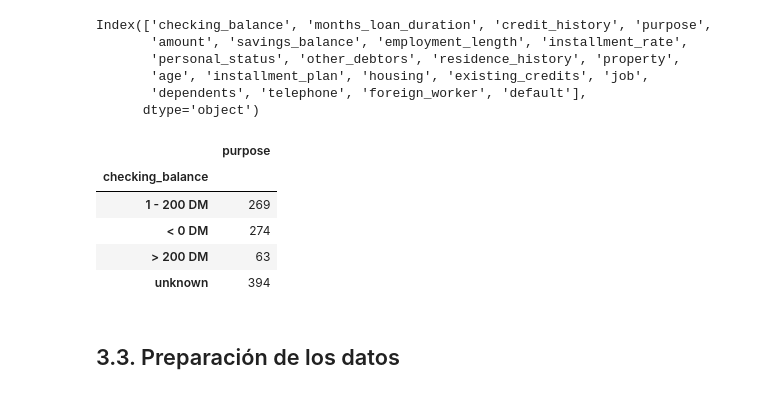
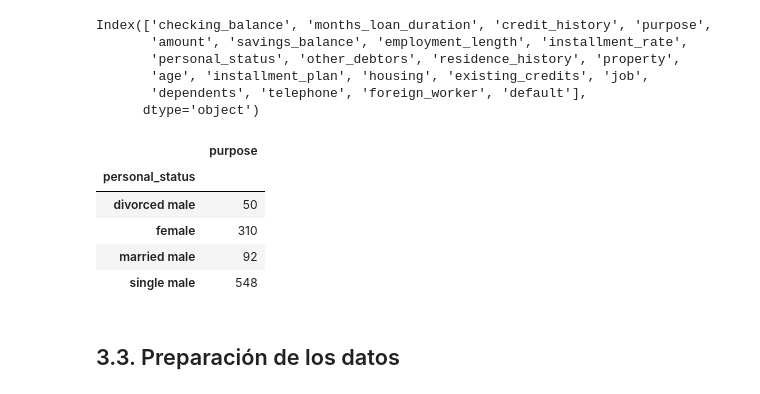
Before and after one commit to JuanMartinL/Data-Science-Crash-Course, a Jupyter notebook: Lecture 14 - Decision Tree & Cross-Validation/Lecture 14 - DecisionTree & CrossValidation.ipynb, the cells around one changed output. Drawn from its saved outputs; the diff is of its cells as text; code cells hidden in the pictures.

```diff
--- a/Lecture 14 - Decision Tree & Cross-Validation/Lecture 14 - DecisionTree & CrossValidation.ipynb
+++ b/Lecture 14 - Decision Tree & Cross-Validation/Lecture 14 - DecisionTree & CrossValidation.ipynb
@@ -118,15 +118,15 @@ Index(['checking_balance', 'months_loan_duration', 'credit_history', 'purpose',
        'dependents', 'telephone', 'foreign_worker', 'default'],
       dtype='object')
 # %%
-var = "checking_balance"
+var = "personal_status"
 credit[[var, "purpose"]].groupby(var).count()
 # %% [output]
 |  | purpose |
-| checking_balance |  |
-| 1 - 200 DM | 269 |
-| < 0 DM | 274 |
-| > 200 DM | 63 |
-| unknown | 394 |
+| personal_status |  |
+| divorced male | 50 |
+| female | 310 |
+| married male | 92 |
+| single male | 548 |
 # %% [markdown]
 ## 3.3. Preparación de los datos
 # %% [markdown]
```
Also changed, not shown: parts of 11 cells of this notebook, 6 other files.
